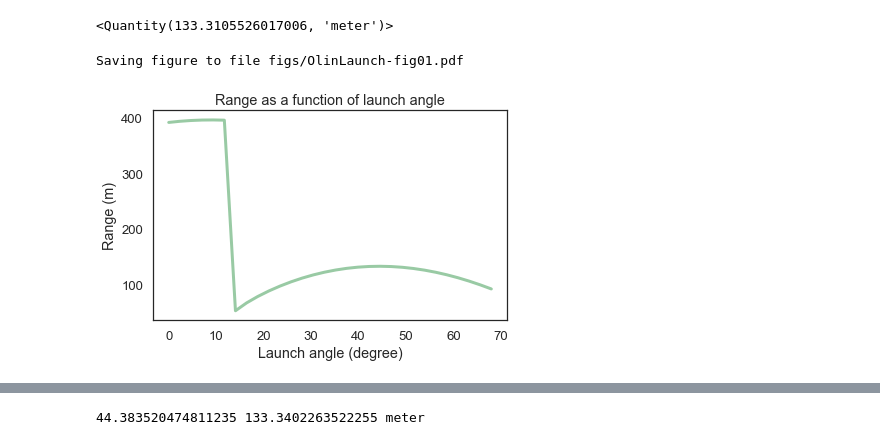
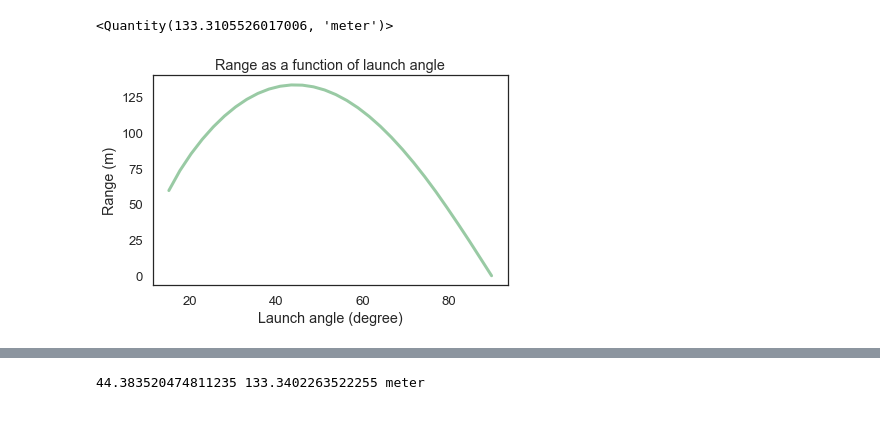
Before and after one commit to MellieZito/Project-3, a Jupyter notebook: code/OlinLaunch.ipynb, the cells around one changed output, grey strips where cells are left out. Cells and saved outputs as stored; diff of their text form; code cells hidden in the pictures.

```diff
--- a/code/OlinLaunch.ipynb
+++ b/code/OlinLaunch.ipynb
@@ -199,25 +201,18 @@ range_func(45 * degree, params)
 # %% [output]
 <Quantity(133.3105526017006, 'meter')>
 # %%
-angles = linspace(0, 68, 30)
+angles_range = linspace(15, 90, 30)
 sweep_range = SweepSeries()
 sweep_height = SweepSeries()
 
-for angle in angles:
+for angle in angles_range:
     x_dist = range_func(angle, params)
     sweep_range[angle] = x_dist
-
-for angle in angles:
-    y_dist = height_func(angle, params)
-    sweep_height[angle] = y_dist
 # %%
 plot(sweep_range, color = 'C2')
 decorate(xlabel='Launch angle (degree)',
          ylabel='Range (m)',
          title='Range as a function of launch angle',
          legend=False)
-
-savefig('figs/OlinLaunch-fig01.pdf')
 # %% [output]
-Saving figure to file figs/OlinLaunch-fig01.pdf
-[figure, old version]
+[figure, new version]
```
Also changed, not shown: parts of 14 cells of this notebook.
